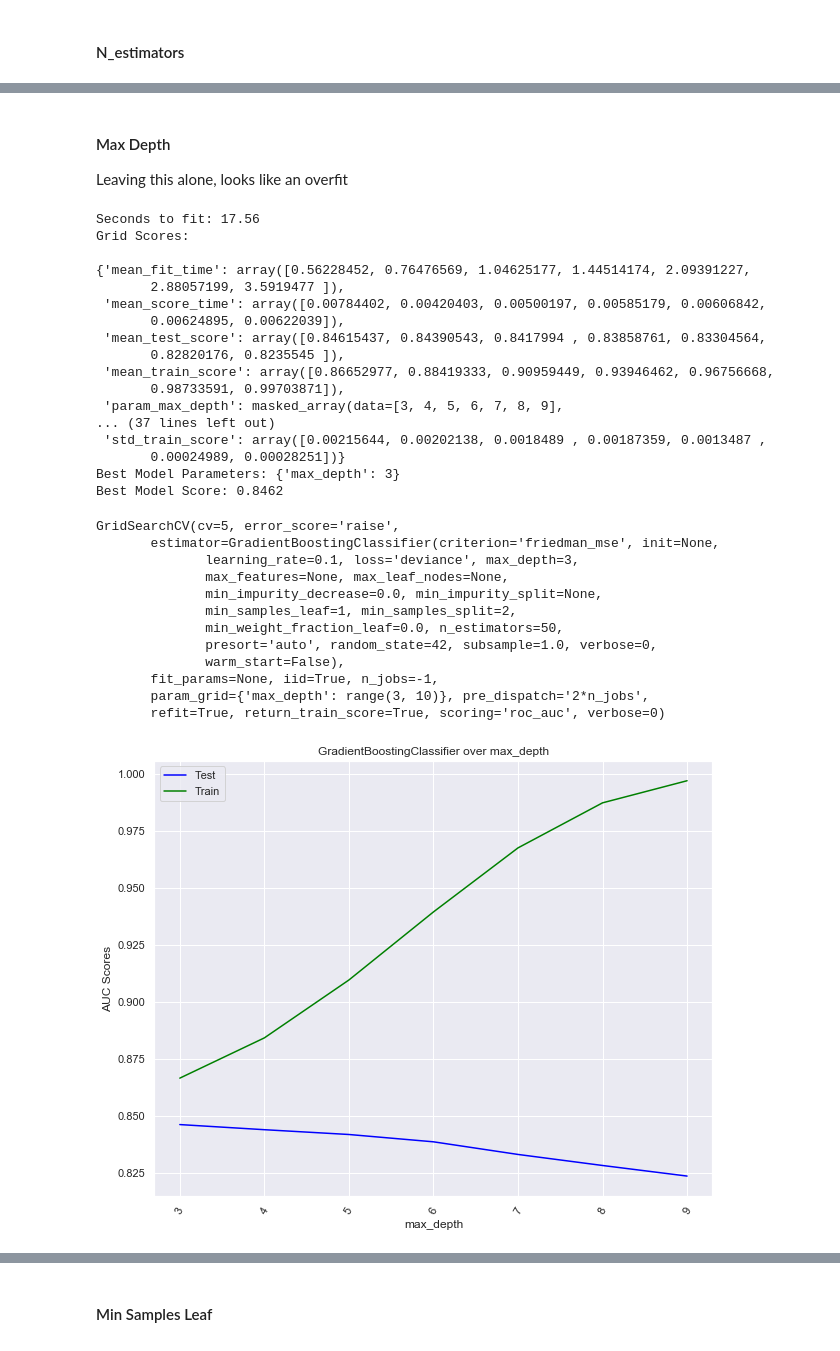
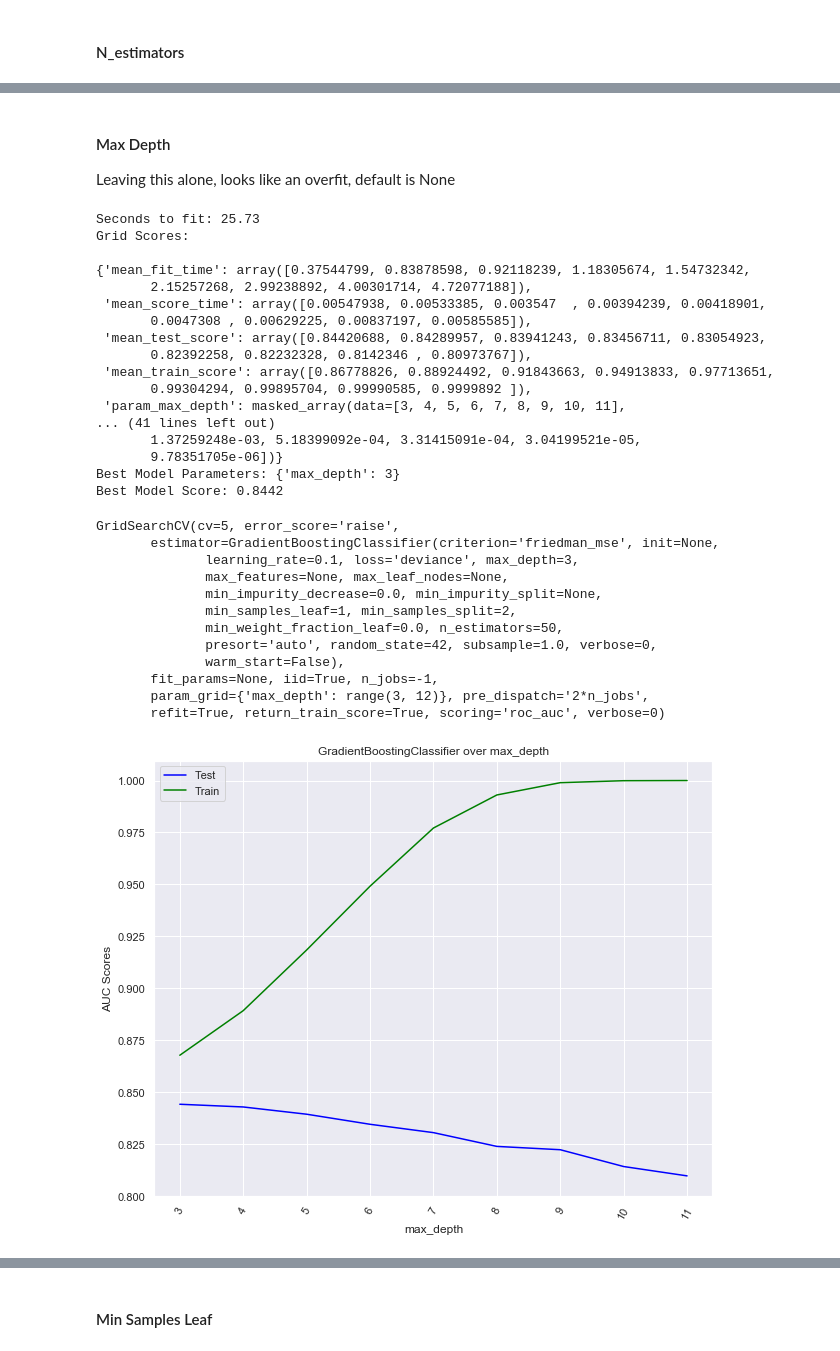
Before and after one commit to blairdev1023/telco_churn, a Jupyter notebook: src/Modeling_Boosting.ipynb, the cells around one changed output, grey strips where cells are left out. Saved outputs shown, nothing was run; the diff lists cells and outputs as text; code cells hidden in the pictures.

```diff
--- a/src/Modeling_Boosting.ipynb
+++ b/src/Modeling_Boosting.ipynb
@@ -27,13 +26,16 @@ pp = PrettyPrinter()
 df = pd.read_csv('../data/telco_churn_numeric.csv')
 # %%
 # Seperate Train and Test
-target = df['Churn']
+full_target = df['Churn']
 train_cols = [col for col in df.columns[1:] if col != 'Churn']
-train = df[train_cols]
+full_train = df[train_cols]
 
 # Standardize
 scaler = StandardScaler()
-train = pd.DataFrame(scaler.fit_transform(train), columns=train.columns)
+full_train = pd.DataFrame(scaler.fit_transform(full_train), columns=full_train.columns)
+
+# Train Test Split
+train_x, test_x, train_y, test_y = train_test_split(full_train, full_target, random_state=42)
 # %%
 def grid_classifier(model, train, target, parameters={}, cv=5, timed=True, feat_imp=False):
     '''
@@ -197,43 +197,43 @@ GridSearchCV(cv=5, error_score='raise',
 # %% [markdown]
 #### Max Depth
-Leaving this alone, looks like an overfit
+Leaving this alone, looks like an overfit, default is None
 # %%
 model = GradientBoostingClassifier(
     random_state=42,
     n_estimators=50
 )
 
-parameters = {'max_depth': range(3, 10)}
+parameters = {'max_depth': range(3, 12)}
 
-grid_classifier(model, train, target, parameters, feat_imp=True)
+grid_classifier(model, train_x, train_y, parameters)
 # %% [output]
-Seconds to fit: 17.56
+Seconds to fit: 25.73
 Grid Scores:
 
-{'mean_fit_time': array([0.56228452, 0.76476569, 1.04625177, 1.44514174, 2.09391227,
-       2.88057199, 3.5919477 ]),
- 'mean_score_time': array([0.00784402, 0.00420403, 0.00500197, 0.00585179, 0.00606842,
-       0.00624895, 0.00622039]),
- 'mean_test_score': array([0.84615437, 0.84390543, 0.8417994 , 0.83858761, 0.83304564,
-       0.82820176, 0.8235545 ]),
- 'mean_train_score': array([0.86652977, 0.88419333, 0.90959449, 0.93946462, 0.96756668,
-       0.98733591, 0.99703871]),
- 'param_max_depth': masked_array(data=[3, 4, 5, 6, 7, 8, 9],
-... (37 lines left out)
- 'std_train_score': array([0.00215644, 0.00202138, 0.0018489 , 0.00187359, 0.0013487 ,
-       0.00024989, 0.00028251])}
+{'mean_fit_time': array([0.37544799, 0.83878598, 0.92118239, 1.18305674, 1.54732342,
+       2.15257268, 2.99238892, 4.00301714, 4.72077188]),
+ 'mean_score_time': array([0.00547938, 0.00533385, 0.003547  , 0.00394239, 0.00418901,
+       0.0047308 , 0.00629225, 0.00837197, 0.00585585]),
+ 'mean_test_score': array([0.84420688, 0.84289957, 0.83941243, 0.83456711, 0.83054923,
+       0.82392258, 0.82232328, 0.8142346 , 0.80973767]),
+ 'mean_train_score': array([0.86778826, 0.88924492, 0.91843663, 0.94913833, 0.97713651,
+       0.99304294, 0.99895704, 0.99990585, 0.9999892 ]),
+ 'param_max_depth': masked_array(data=[3, 4, 5, 6, 7, 8, 9, 10, 11],
+... (41 lines left out)
+       1.37259248e-03, 5.18399092e-04, 3.31415091e-04, 3.04199521e-05,
+       9.78351705e-06])}
 Best Model Parameters: {'max_depth': 3}
-Best Model Score: 0.8462
+Best Model Score: 0.8442
 GridSearchCV(cv=5, error_score='raise',
        estimator=GradientBoostingClassifier(criterion='friedman_mse', init=None,
               learning_rate=0.1, loss='deviance', max_depth=3,
               max_features=None, max_leaf_nodes=None,
               min_impurity_decrease=0.0, min_impurity_split=None,
               min_samples_leaf=1, min_samples_split=2,
               min_weight_fraction_leaf=0.0, n_estimators=50,
               presort='auto', random_state=42, subsample=1.0, verbose=0,
               warm_start=False),
        fit_params=None, iid=True, n_jobs=-1,
-       param_grid={'max_depth': range(3, 10)}, pre_dispatch='2*n_jobs',
+       param_grid={'max_depth': range(3, 12)}, pre_dispatch='2*n_jobs',
        refit=True, return_train_score=True, scoring='roc_auc', verbose=0)
-[figure, old version]
+[figure, new version]
```
Also changed, not shown: parts of 80 cells of this notebook.
